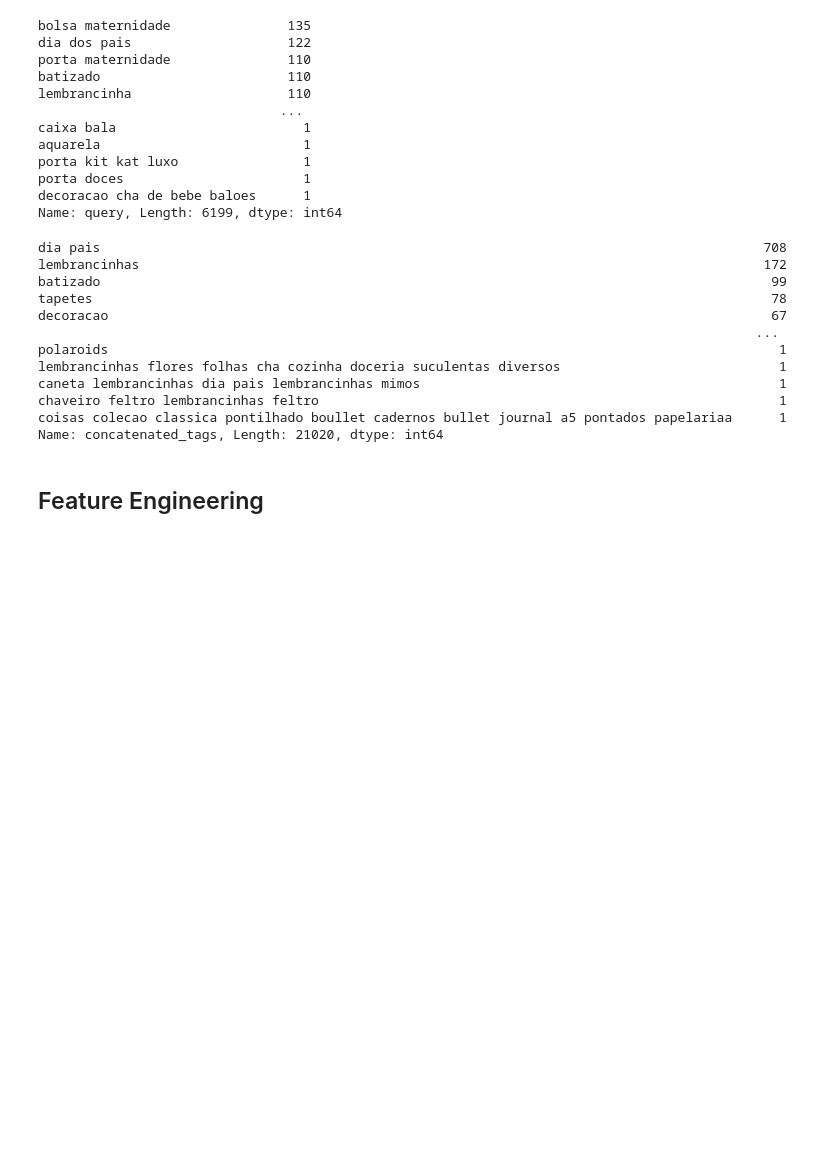
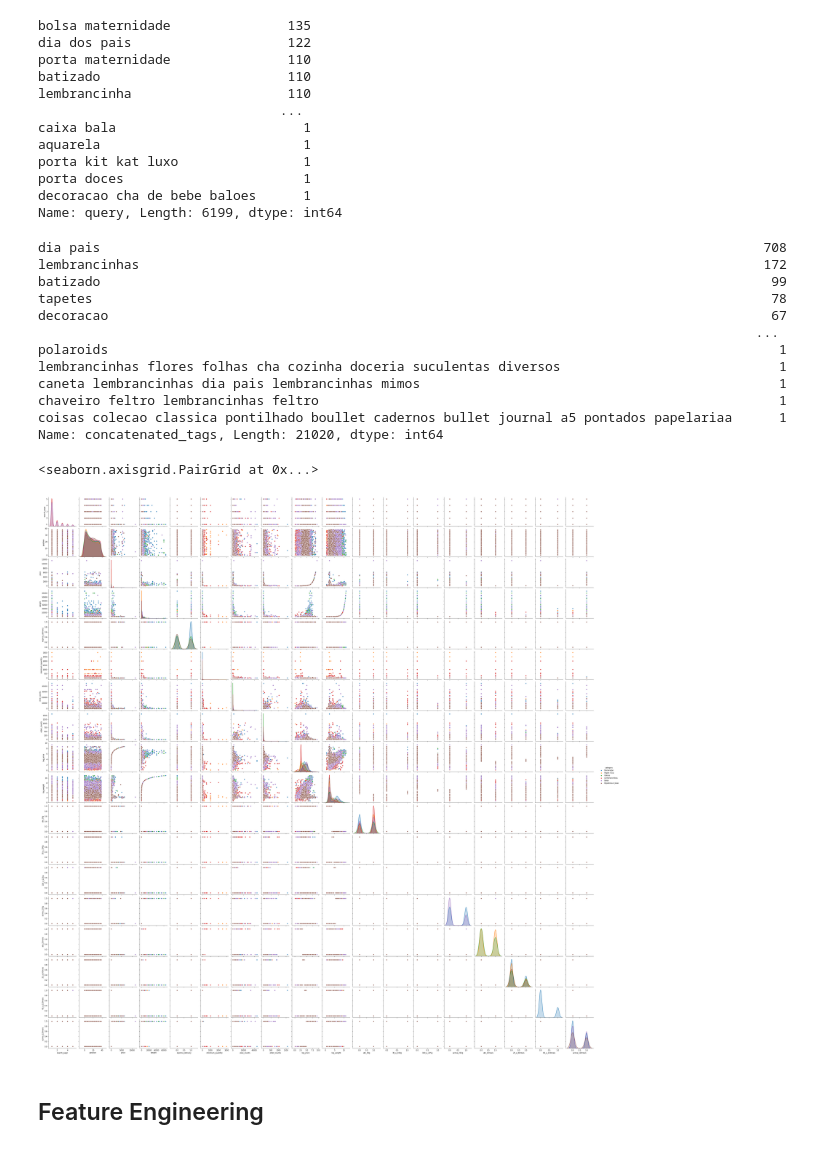
Before and after one commit to natyminski/Teste-Elo-7, a Jupyter notebook: Teste Elo 7.ipynb, the cells around one changed output. Cells and saved outputs as stored; diff of their text form; code cells hidden in the pictures; blank space fills up the shorter version.

```diff
--- a/Teste Elo 7.ipynb
+++ b/Teste Elo 7.ipynb
@@ -536,6 +536,11 @@ caneta lembrancinhas dia pais lembrancinhas mimos
 chaveiro feltro lembrancinhas feltro                                                           1
 coisas colecao classica pontilhado boullet cadernos bullet journal a5 pontados papelariaa      1
 Name: concatenated_tags, Length: 21020, dtype: int64
+# %%
+sns.pairplot(dados,hue='category')
+# %% [output]
+<seaborn.axisgrid.PairGrid at 0x...>
+[figure, added]
 # %% [markdown]
 ## Feature Engineering
 # %%
```
